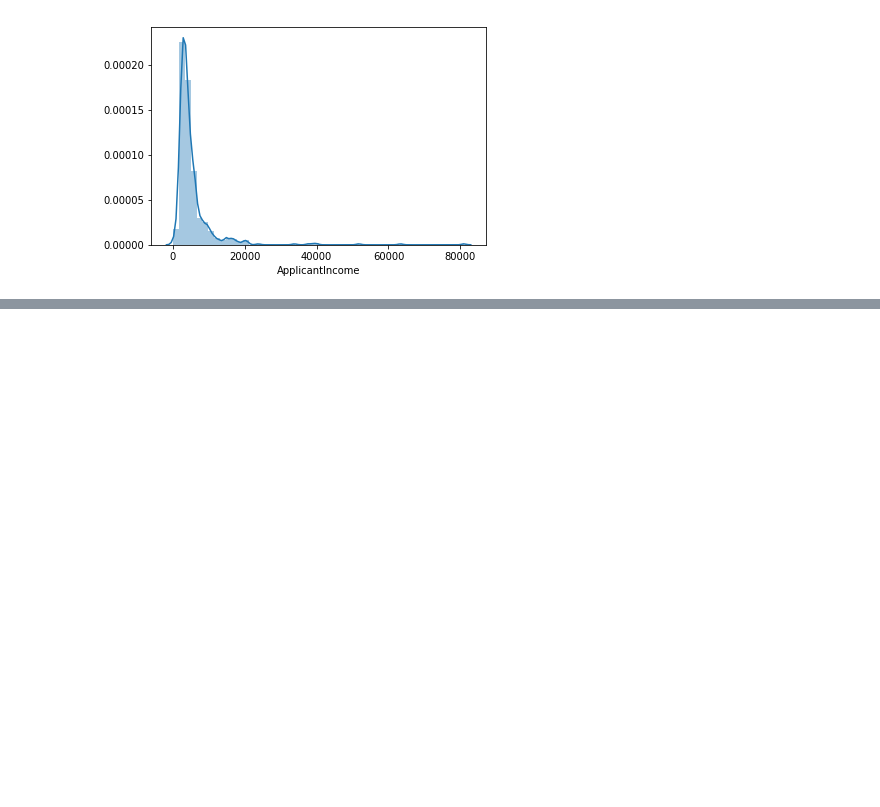
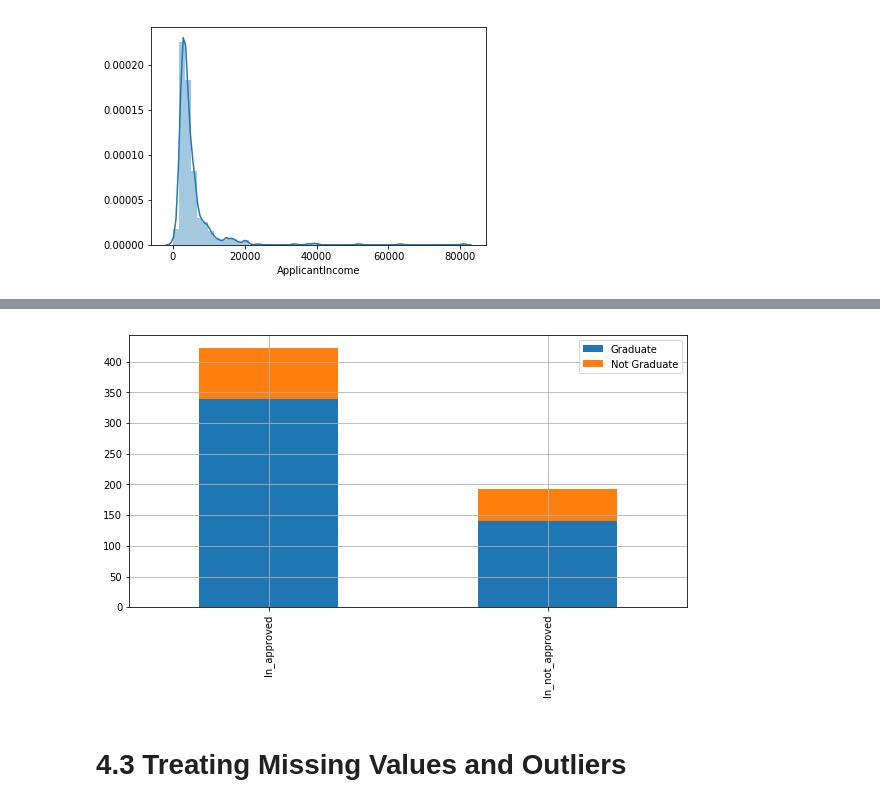
Before and after one commit to saluvala17/LoanPrediction, a Jupyter notebook: Loan_Approval_Prediction.ipynb, the cells around one changed output, grey strips where cells are left out. Drawn from its saved outputs; the diff is of its cells as text; code cells hidden in the pictures; blank space fills up the shorter version.

```diff
--- a/Loan_Approval_Prediction.ipynb
+++ b/Loan_Approval_Prediction.ipynb
@@ -119,0 +160,14 @@ memory usage: 62.4+ KB
+# %%
+# function used to plot bar charts using data frame against target variable (Loan_Status)
+def bar_chart(feature):
+    ln_approved = train[train['Loan_Status']=='Y'][feature].value_counts()
+    ln_not_approved = train[train['Loan_Status']=='N'][feature].value_counts()
+    df = pd.DataFrame([ln_approved,ln_not_approved])
+    df.index = ['ln_approved','ln_not_approved']
+    df.plot(kind='bar',stacked=True, figsize=(10,5),grid=True)
+# %%
+bar_chart('Education')
+# %% [output]
+[figure, added]
+# %% [markdown]
+# 4.3 Treating Missing Values and Outliers
```
Also changed, not shown: parts of 51 cells of this notebook.
